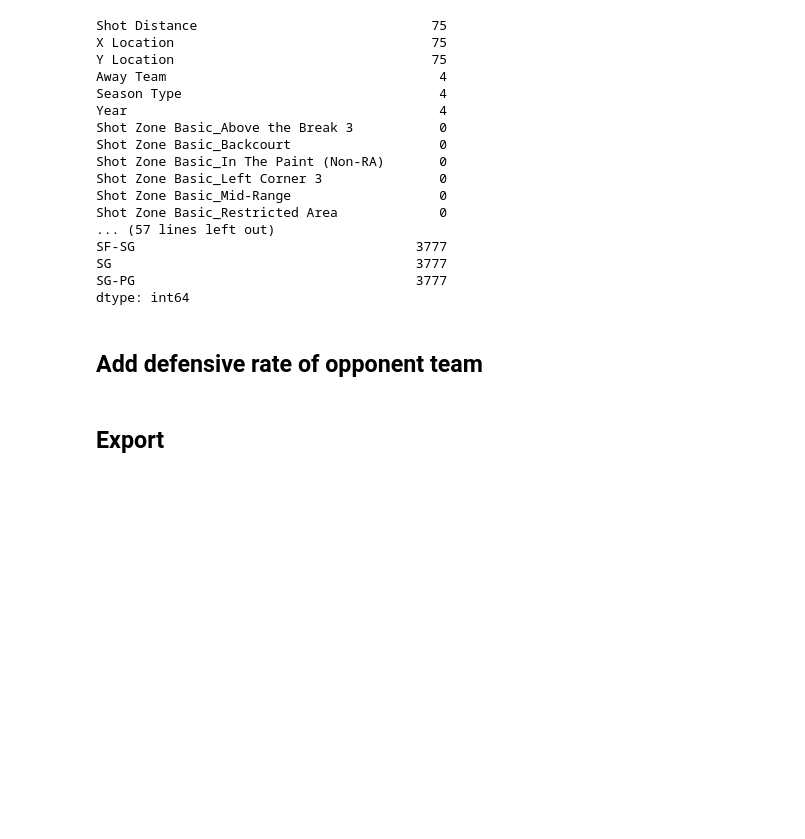
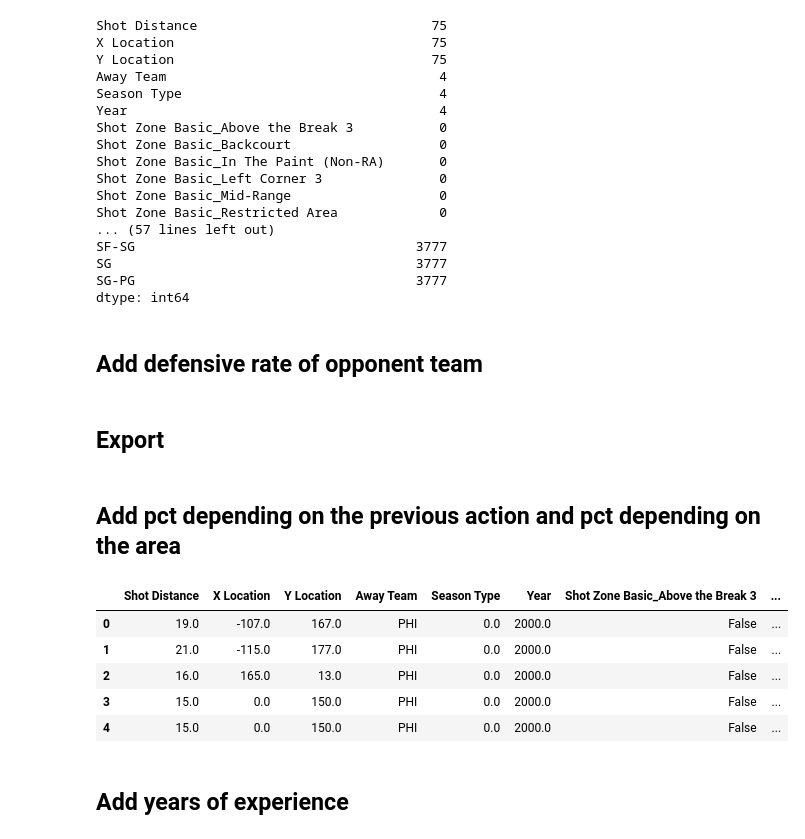
Before and after one commit to DataScientest-Studio/fev24_cds_nba1, a Jupyter notebook: notebooks/3.0-merge_datasets.ipynb, the cells around one changed output. Drawn from its saved outputs; the diff is of its cells as text; code cells hidden in the pictures; blank space fills up the shorter version.

```diff
--- a/notebooks/3.0-merge_datasets.ipynb
+++ b/notebooks/3.0-merge_datasets.ipynb
@@ -253,3 +253,45 @@ data.drop('ABBREVIATION', axis=1, inplace=True)
 # %%
 data.dropna(inplace=True)
 data.to_csv('../data/processed/all_shots-v4.csv')
+# %% [markdown]
+## Add pct depending on the previous action and pct depending on the area
+# %%
+import pandas as pd
+pd.set_option("display.max_columns", 500)
+pd.set_option("display.max_rows", 500)
+
+shots = pd.read_csv("../data/processed/all_shots-v4.csv", index_col=0)
+# %%
+# import datasets
+pct_area = pd.read_csv("../data/processed/pourcentage_par_zone.csv", index_col=0)
+pct_action = pd.read_csv("../data/processed/pourcentage_par_action_precedente.csv", index_col=0)
+pct_action.dropna(inplace=True)
+pct_area.dropna(inplace=True)
+
+# get dummies to match the columns' names of shots
+pct_action = pd.concat([pct_action, pd.get_dummies(pct_action.PREVIOUS, prefix="PREVIOUS")], axis=1)
+pct_area = pd.concat([pct_area, pd.get_dummies(pct_area["Shot Zone"], prefix="Shot Zone", prefix_sep=" ")], axis=1)
+
+# drop unneeded columns
+pct_action.drop(['PREVIOUS','Total_Target',	'Count'], axis=1, inplace=True)
+pct_area.drop(["Shot Zone",	"Total_Target",	"Count"], axis=1, inplace=True)
+
+# rename PCT column
+pct_action.rename({'Pourcentage':'PCT_PREV_ACTION'}, axis=1, inplace=True)
+pct_area.rename({'Pourcentage':'PCT_AREA'}, axis=1, inplace=True)
+
+# merge new columns with the shots dataframe
+shots = pd.merge(left=shots, right=pct_action, how='left', on=["PLAYER1_NAME",	"Year",	"PREVIOUS_DEF_REBOUND",	"PREVIOUS_OFF_MISSED",	"PREVIOUS_OFF_REBOUND"])
+shots = pd.merge(left=shots, right=pct_area, how='left', on=["PLAYER1_NAME", "Year", "Shot Zone Basic_Above the Break 3",
+                                                     "Shot Zone Basic_Backcourt", "Shot Zone Basic_In The Paint (Non-RA)",
+                                                     "Shot Zone Basic_Left Corner 3", "Shot Zone Basic_Mid-Range",
+                                                     "Shot Zone Basic_Restricted Area", "Shot Zone Basic_Right Corner 3"])
+
+shots.head()
+# %% [output]
+|  | Shot Distance | X Location | Y Location | Away Team | Season Type | Year | Shot Zone Basic_Above the Break 3 | ... |
+| 0 | 19.0 | -107.0 | 167.0 | PHI | 0.0 | 2000.0 | False | ... |
+| 1 | 21.0 | -115.0 | 177.0 | PHI | 0.0 | 2000.0 | False | ... |
+| 2 | 16.0 | 165.0 | 13.0 | PHI | 0.0 | 2000.0 | False | ... |
+| 3 | 15.0 | 0.0 | 150.0 | PHI | 0.0 | 2000.0 | False | ... |
+| 4 | 15.0 | 0.0 | 150.0 | PHI | 0.0 | 2000.0 | False | ... |
@@ -255,0 +313,2 @@ data.to_csv('../data/processed/all_shots-v4.csv')
+# %% [markdown]
+## Add years of experience
```
Also changed, not shown: parts of 4 cells of this notebook, 6 other files.
